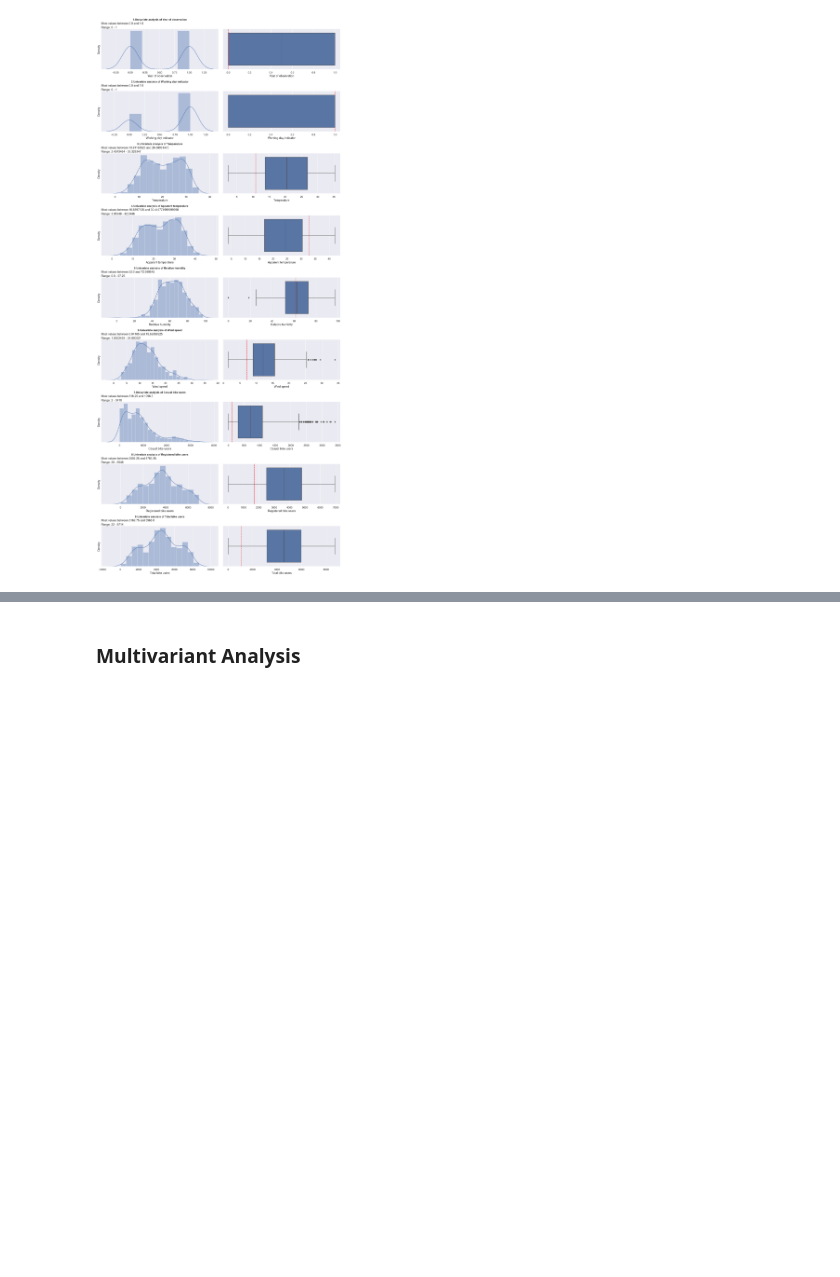
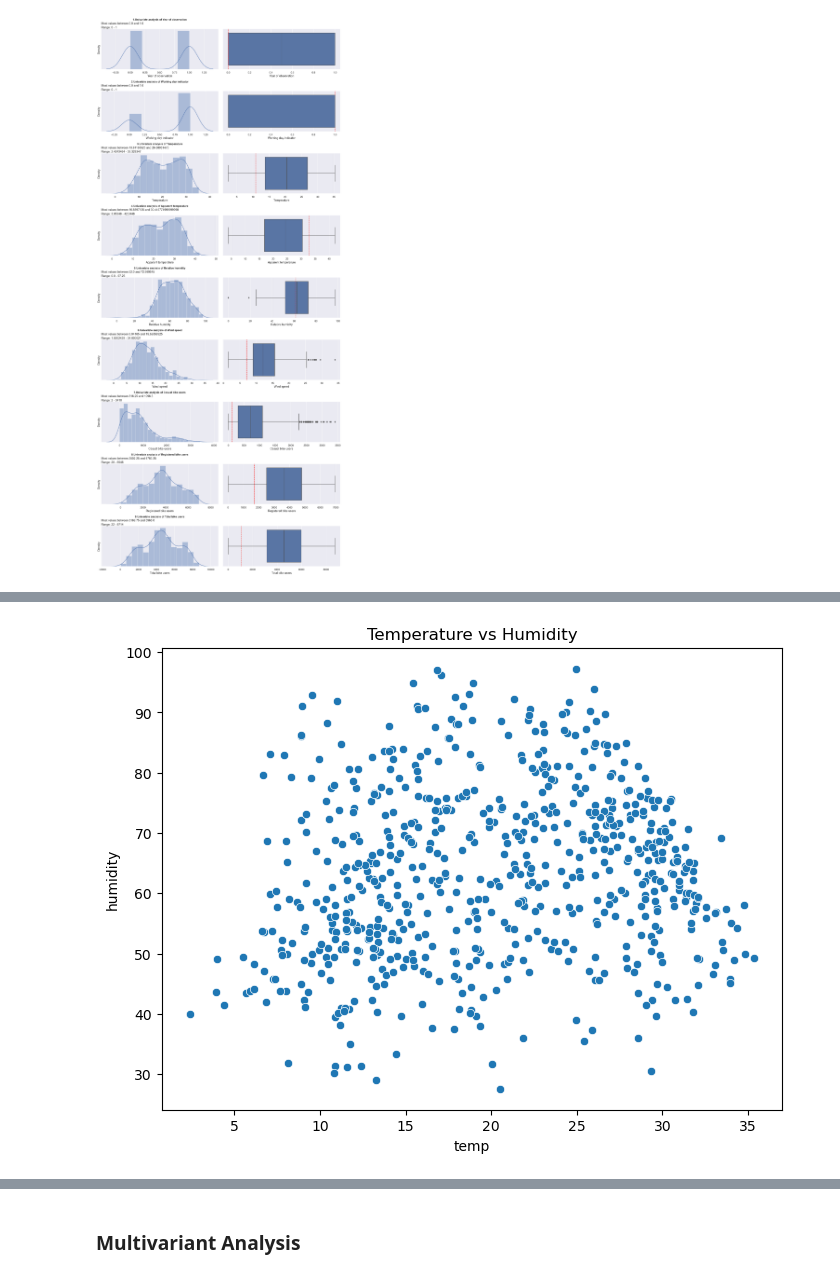
Before and after one commit to kajalmahata123/bike_sharing, a Jupyter notebook: bike_sharing.ipynb, the cells around one changed output, grey strips where cells are left out. Saved outputs shown, nothing was run; the diff lists cells and outputs as text; code cells hidden in the pictures; blank space fills up the shorter version.

```diff
--- a/bike_sharing.ipynb
+++ b/bike_sharing.ipynb
@@ -433,0 +507,7 @@ plot_column_distribution(df, columns_info)
+# %%
+plot.figure(figsize=(8,6))
+sea.scatterplot(x="temp", y="humidity", data=df)
+plot.title("Temperature vs Humidity")
+plot.show()
+# %% [output]
+[figure, added]
```
Also changed, not shown: parts of 27 cells of this notebook.
